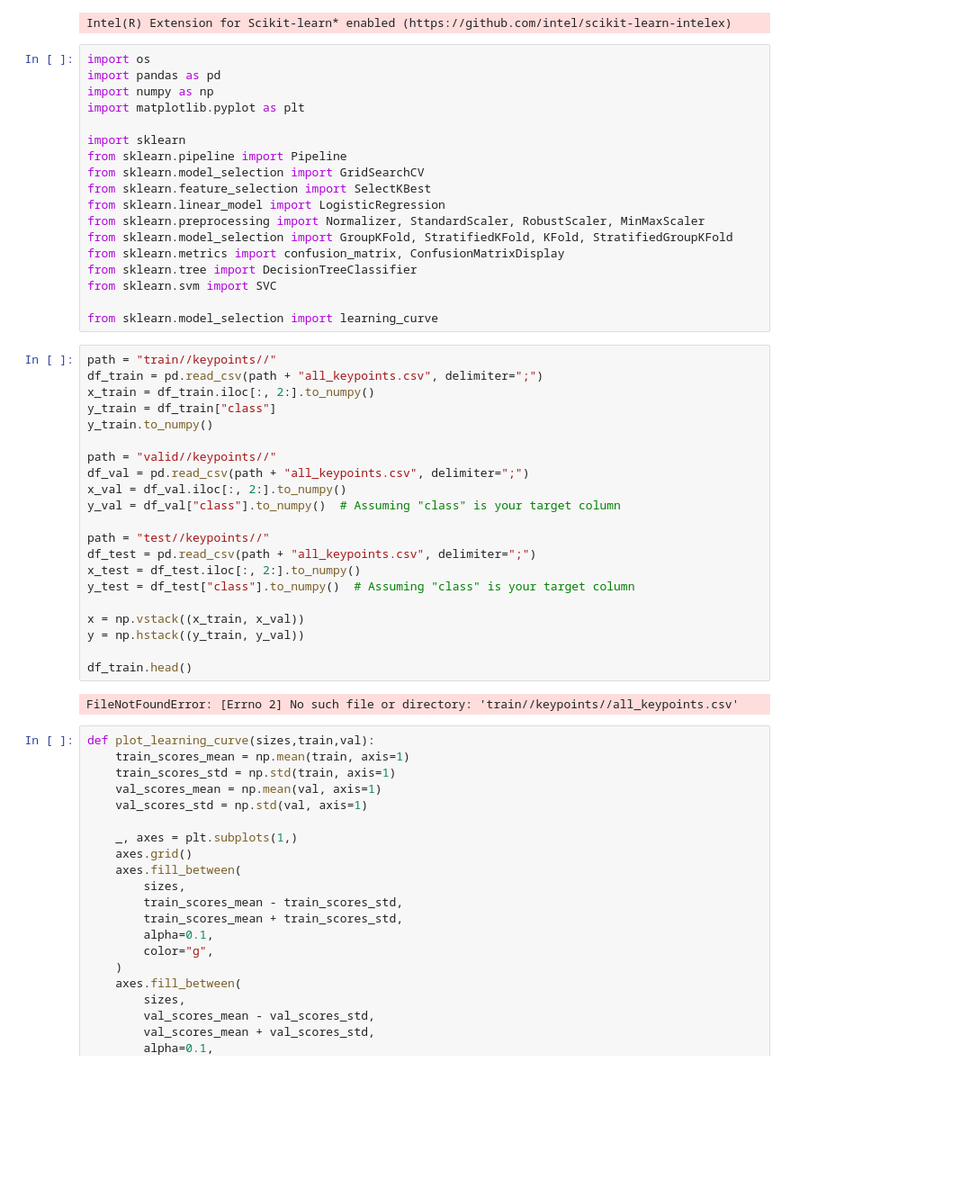
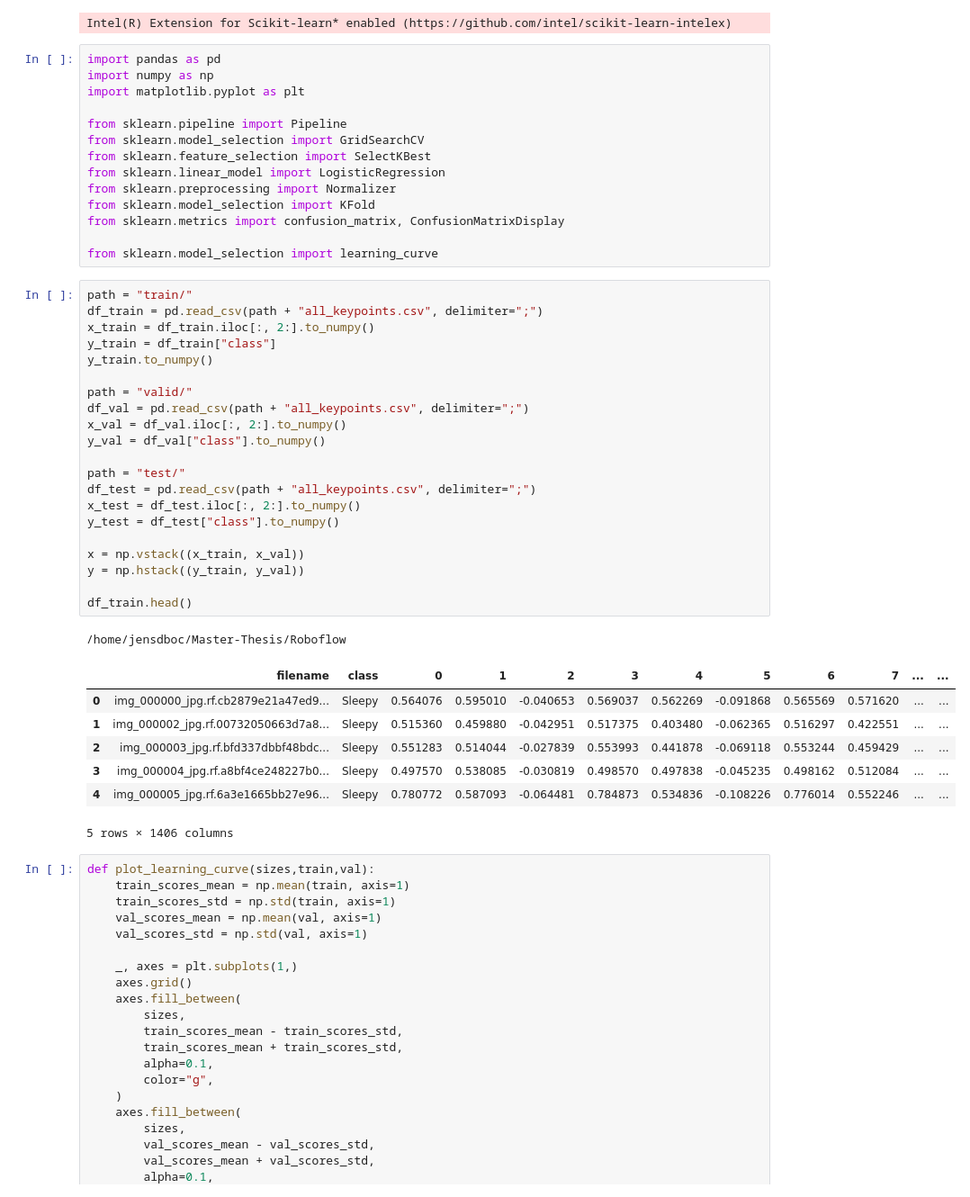
Before and after one commit to Jensdboc/Master-Thesis, a Jupyter notebook: Roboflow/keypoints_LogisticRegression.ipynb, the cells around one changed output. Shown at 90% size. Saved outputs shown, nothing was run; the diff lists cells and outputs as text; blank space fills up the shorter version.

Commit message:
Cleanup keypoint roboflow

```diff
--- a/Roboflow/keypoints_LogisticRegression.ipynb
+++ b/Roboflow/keypoints_LogisticRegression.ipynb
@@ -26,46 +4,49 @@ patch_sklearn()
 # %% [output]
 Intel(R) Extension for Scikit-learn* enabled (https://github.com/intel/scikit-learn-intelex)
 # %%
-import os
 import pandas as pd
 import numpy as np
 import matplotlib.pyplot as plt
 
-import sklearn
 from sklearn.pipeline import Pipeline
 from sklearn.model_selection import GridSearchCV
 from sklearn.feature_selection import SelectKBest
 from sklearn.linear_model import LogisticRegression
-from sklearn.preprocessing import Normalizer, StandardScaler, RobustScaler, MinMaxScaler
-from sklearn.model_selection import GroupKFold, StratifiedKFold, KFold, StratifiedGroupKFold
+from sklearn.preprocessing import Normalizer
+from sklearn.model_selection import KFold
 from sklearn.metrics import confusion_matrix, ConfusionMatrixDisplay
-from sklearn.tree import DecisionTreeClassifier
-from sklearn.svm import SVC
 
 from sklearn.model_selection import learning_curve
 # %%
-path = "train//keypoints//"
+path = "train/"
 df_train = pd.read_csv(path + "all_keypoints.csv", delimiter=";")
 x_train = df_train.iloc[:, 2:].to_numpy()
 y_train = df_train["class"]
 y_train.to_numpy()
 
-path = "valid//keypoints//"
+path = "valid/"
 df_val = pd.read_csv(path + "all_keypoints.csv", delimiter=";")
 x_val = df_val.iloc[:, 2:].to_numpy()
-y_val = df_val["class"].to_numpy()  # Assuming "class" is your target column
+y_val = df_val["class"].to_numpy()
 
-path = "test//keypoints//"
+path = "test/"
 df_test = pd.read_csv(path + "all_keypoints.csv", delimiter=";")
 x_test = df_test.iloc[:, 2:].to_numpy()
-y_test = df_test["class"].to_numpy()  # Assuming "class" is your target column
+y_test = df_test["class"].to_numpy()
 
 x = np.vstack((x_train, x_val))
 y = np.hstack((y_train, y_val))
 
 df_train.head()
 # %% [output]
-FileNotFoundError: [Errno 2] No such file or directory: 'train//keypoints//all_keypoints.csv'
+/home/jensdboc/Master-Thesis/Roboflow
+|  | filename | class | 0 | 1 | 2 | 3 | 4 | 5 | 6 | 7 | ... | ... |
+| 0 | img_000000_jpg.rf.cb2879e21a47ed9... | Sleepy | 0.564076 | 0.595010 | -0.040653 | 0.569037 | 0.562269 | -0.091868 | 0.565569 | 0.571620 | ... | ... |
+| 1 | img_000002_jpg.rf.00732050663d7a8... | Sleepy | 0.515360 | 0.459880 | -0.042951 | 0.517375 | 0.403480 | -0.062365 | 0.516297 | 0.422551 | ... | ... |
+| 2 | img_000003_jpg.rf.bfd337dbbf48bdc... | Sleepy | 0.551283 | 0.514044 | -0.027839 | 0.553993 | 0.441878 | -0.069118 | 0.553244 | 0.459429 | ... | ... |
+| 3 | img_000004_jpg.rf.a8bf4ce248227b0... | Sleepy | 0.497570 | 0.538085 | -0.030819 | 0.498570 | 0.497838 | -0.045235 | 0.498162 | 0.512084 | ... | ... |
+| 4 | img_000005_jpg.rf.6a3e1665bb27e96... | Sleepy | 0.780772 | 0.587093 | -0.064481 | 0.784873 | 0.534836 | -0.108226 | 0.776014 | 0.552246 | ... | ... |
+5 rows × 1406 columns
 # %%
 def plot_learning_curve(sizes,train,val):
     train_scores_mean = np.mean(train, axis=1)
```
Also changed, not shown: parts of 1 cell of this notebook, 2 other files.
